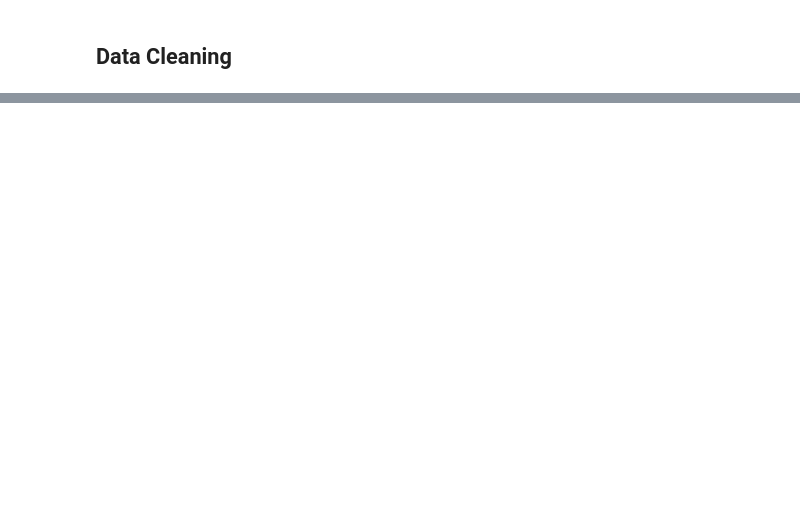
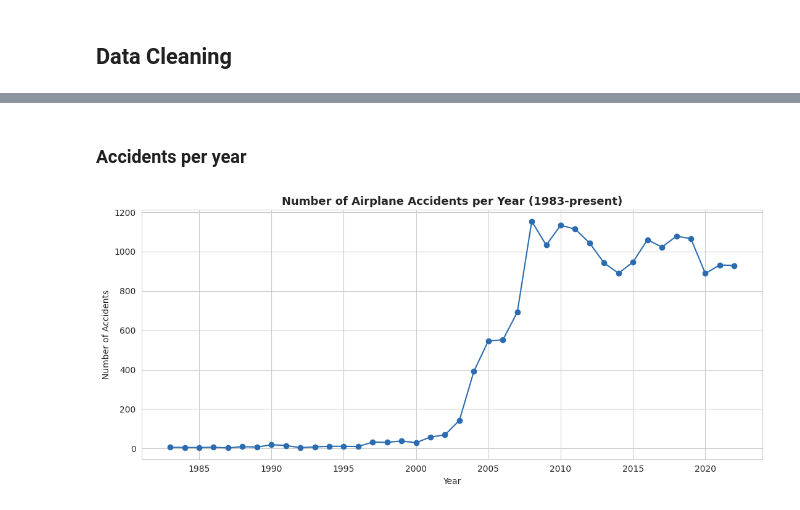
Before and after one commit to DengAchiek/dsc-course0-m8-lab, a Jupyter notebook: Aviation_Accidents_Cleaning.ipynb, the cells around one changed output, grey strips where cells are left out. Drawn from its saved outputs; the diff is of its cells as text; code cells hidden in the pictures; blank space fills up the shorter version.

```diff
--- a/Aviation_Accidents_Cleaning.ipynb
+++ b/Aviation_Accidents_Cleaning.ipynb
@@ -306,0 +215,7 @@ print("Pipeline operation execution finalized. Data saved to 'cleaned_aviation_a
+# %%
+df = df.dropna(subset=['Model'])
+df['Model'] = df['Model'].astype(str).str.strip().str.upper()
+
+df['Plane.Type'] = df['Make'] + " " + df['Model']
+
+print(f"Total verified unique aircraft model entities: {df['Plane.Type'].nunique()}")
@@ -306,0 +226,18 @@ print("Pipeline operation execution finalized. Data saved to 'cleaned_aviation_a
+# %%
+categorical_factors = ['Engine.Type', 'Weather.Condition', 'Purpose.of.flight', 'Broad.phase.of.flight']
+
+for col in categorical_factors:
+    if col in df.columns:
+        df[col] = df[col].str.strip().str.upper().fillna('UNKNOWN')
+
+        if col == 'Weather.Condition':
+            df[col] = df[col].replace({
+                'VMC': 'VISUAL METEOROLOGICAL CONDITIONS',
+                'IMC': 'INSTRUMENT METEOROLOGICAL CONDITIONS'
+            })
+
+if 'Number.of.Engines' in df.columns:
+    df['Number.of.Engines'] = pd.to_numeric(df['Number.of.Engines'], errors='coerce')
+    df['Number.of.Engines'] = df['Number.of.Engines'].fillna(df['Number.of.Engines'].median())
+
+print("Environmental and operational variables standardized.")
@@ -306,0 +261,5 @@ print("Pipeline operation execution finalized. Data saved to 'cleaned_aviation_a
+# %%
+
+df['Event.Year'] = df['Event.Date'].dt.year
+
+df.shape
@@ -306,0 +276,3 @@ print("Pipeline operation execution finalized. Data saved to 'cleaned_aviation_a
+# %%
+accidents_per_year = df.groupby('Event.Year').size()
+accidents_per_year.tail(10)
@@ -306,0 +412,12 @@ print("Pipeline operation execution finalized. Data saved to 'cleaned_aviation_a
+# %% [markdown]
+### Accidents per year
+# %%
+fig, ax = plt.subplots(figsize=(11, 5))
+accidents_per_year.plot(kind='line', marker='o', ax=ax, color='#2b6cb0')
+ax.set_title('Number of Airplane Accidents per Year (1983-present)', fontsize=13, fontweight='bold')
+ax.set_xlabel('Year')
+ax.set_ylabel('Number of Accidents')
+plt.tight_layout()
+plt.show()
+# %% [output]
+[figure, added]
```
Also changed, not shown: parts of 68 cells of this notebook.
